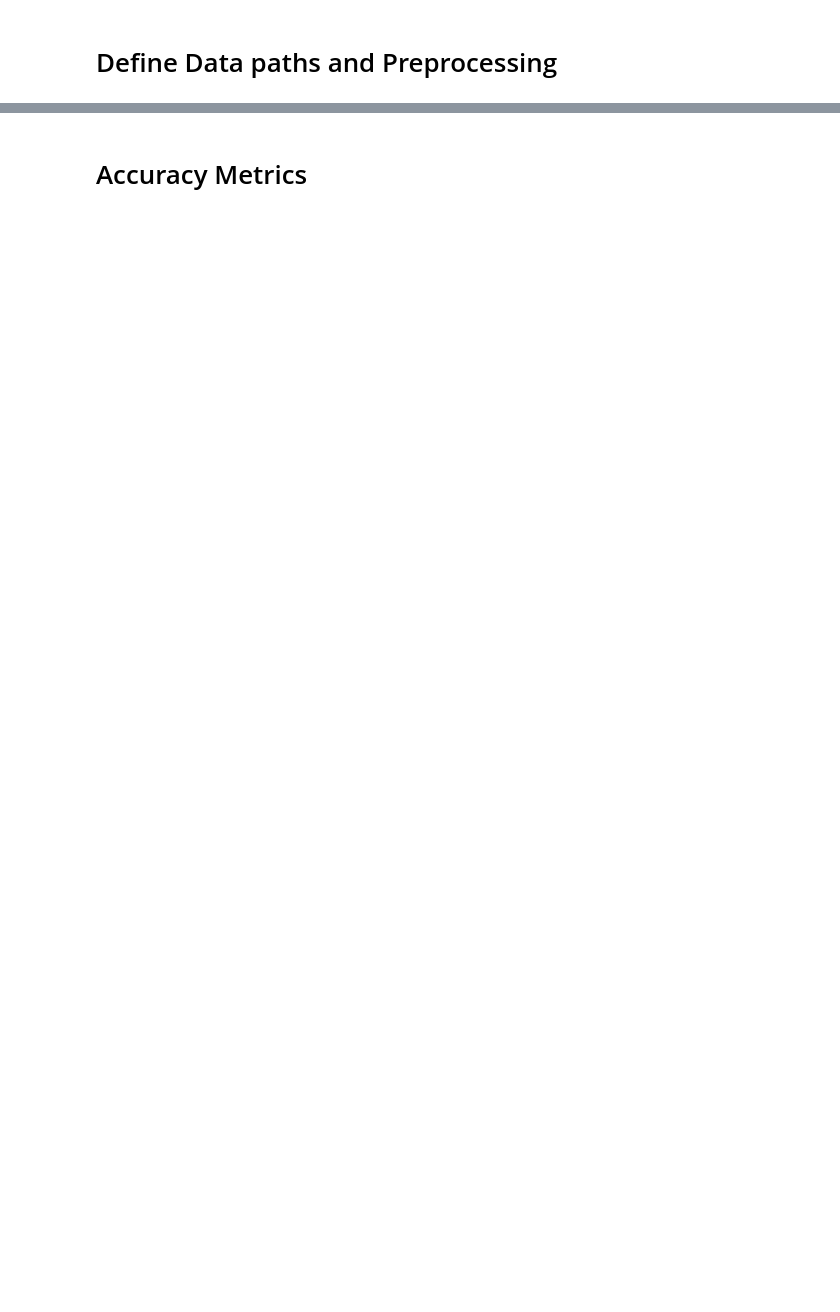
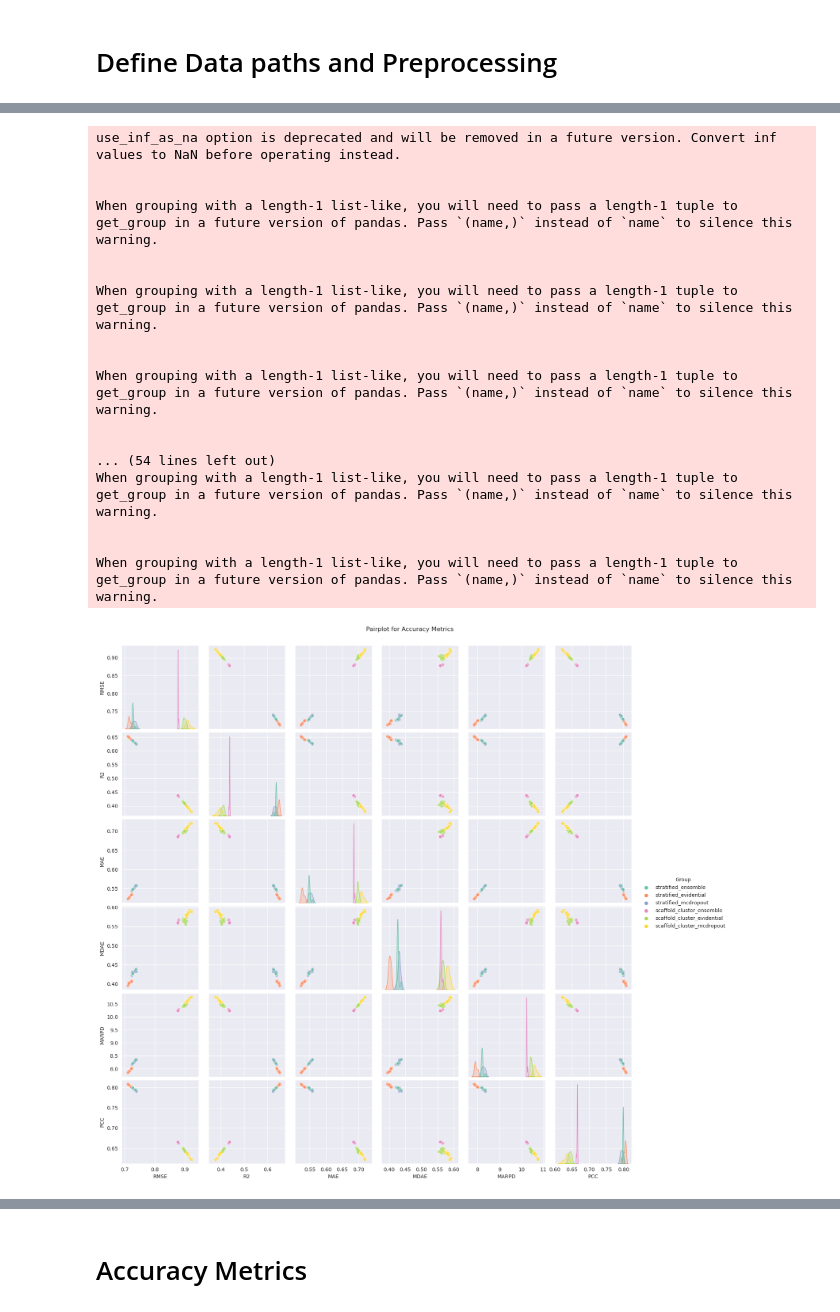
Before and after one commit to CDDLeiden/uqdd, a Jupyter notebook: metrics_analysis.ipynb, the cells around one changed output, grey strips where cells are left out. Cells and saved outputs as stored; diff of their text form; code cells hidden in the pictures; blank space fills up the shorter version.

Commit message:
fix issues with plots plot_metrics plot_comparisons pairplots

```diff
--- a/metrics_analysis.ipynb
+++ b/metrics_analysis.ipynb
@@ -28,22 +37,40 @@ df_merged = df_main.copy()
 # %%
+# # replace random with stratified for the random split
+df_main['Split'] = df_main['Split'].apply(lambda x: 'stratified' if x == 'random' else x)
+
+df_merged = df_main.copy()
+
+# Remove some rows where MCDP experiment was run
 df_merged = df_merged[~((df_merged['Model type'] == 'mcdropout') & (df_merged['Split'] == 'scaffold_cluster') & (df_merged['dropout'] == 0.1))]
-df_merged = df_merged[~((df_merged['Model type'] == 'mcdropout') & (df_merged['Split'] == 'random') & (df_merged['dropout'] == 0.2))]
+df_merged = df_merged[~((df_merged['Model type'] == 'mcdropout') & (df_merged['Split'] == 'stratified') & (df_merged['dropout'] == 0.2))]
+
+df_merged['Group'] = df_merged.apply(lambda row: f"{row['Split']}_{row['Model type']}", axis=1)
 
 # Extracting the necessary parts for plotting and make copies to avoid SettingWithCopyWarning
-df_before_calib = df_merged[df_merged['Task'].str.contains('before_calibration')].copy()
-df_after_calib_iso = df_merged[df_merged['Task'].str.contains('after_calibration_with_isotonic_regression')].copy()
-df_after_calib_std = df_merged[df_merged['Task'].str.contains('after_calibration_with_std_recalibrator')].copy()
+# df_pcm with exact match of task pcm
+df_pcm = df_merged[df_merged['Task'] == 'PCM'].copy()
+df_before_calib = df_merged[df_merged['Task'] == 'PCM_before_calibration'].copy()
+df_before_calib['Calibration'] = 'Before Calibration'
 
-# Create a unique identifier for each group
-df_before_calib['Group'] = df_before_calib.apply(lambda row: f"{row['Split']}_{row['Model type']}", axis=1)  # _dropout{row['dropout']}
-df_after_calib_iso['Group'] = df_after_calib_iso.apply(lambda row: f"{row['Split']}_{row['Model type']}", axis=1)  # _dropout{row['dropout']}
-df_after_calib_std['Group'] = df_after_calib_std.apply(lambda row: f"{row['Split']}_{row['Model type']}", axis=1)  # _dropout{row['dropout']}
+df_after_calib = df_merged[df_merged['Task'] == 'PCM_after_calibration_with_isotonic_regression'].copy()
+df_after_calib['Calibration'] = 'After Calibration'
 
+df_calib = pd.concat([df_before_calib, df_after_calib])
+
+# SUBSET 100
+subdf_pcm = df_merged[df_merged['Task'] == 'PCM_subset100'].copy()
+subdf_before_calib = df_merged[df_merged['Task'] == 'PCM_before_calibration_subset100'].copy()
+subdf_before_calib['Calibration'] = 'Before Calibration'
+
+subdf_after_calib = df_merged[df_merged['Task'] == 'PCM_after_calibration_with_isotonic_regression_subset100'].copy()
+subdf_after_calib['Calibration'] = 'After Calibration'
+
+subdf_calib = pd.concat([subdf_before_calib, subdf_after_calib])
 
 group_order = [
-    "random_ensemble",
-    "random_evidential",
-    "random_mcdropout",
+    "stratified_ensemble",
+    "stratified_evidential",
+    "stratified_mcdropout",
     "scaffold_cluster_ensemble",
     "scaffold_cluster_evidential",
     "scaffold_cluster_mcdropout"
@@ -482,0 +354,21 @@ green ////
+# %%
+plot_pairplot(df_pcm, 'Pairplot for Accuracy Metrics', accmetrics, save_dir=save_dir, cmap="Set2")
+# %% [output]
+use_inf_as_na option is deprecated and will be removed in a future version. Convert inf values to NaN before operating instead.
+
+
+When grouping with a length-1 list-like, you will need to pass a length-1 tuple to get_group in a future version of pandas. Pass `(name,)` instead of `name` to silence this warning.
+
+
+When grouping with a length-1 list-like, you will need to pass a length-1 tuple to get_group in a future version of pandas. Pass `(name,)` instead of `name` to silence this warning.
+
+
+When grouping with a length-1 list-like, you will need to pass a length-1 tuple to get_group in a future version of pandas. Pass `(name,)` instead of `name` to silence this warning.
+
+
+... (54 lines left out)
+When grouping with a length-1 list-like, you will need to pass a length-1 tuple to get_group in a future version of pandas. Pass `(name,)` instead of `name` to silence this warning.
+
+
+When grouping with a length-1 list-like, you will need to pass a length-1 tuple to get_group in a future version of pandas. Pass `(name,)` instead of `name` to silence this warning.
+[figure, added]
```
Also changed, not shown: parts of 54 cells of this notebook.
